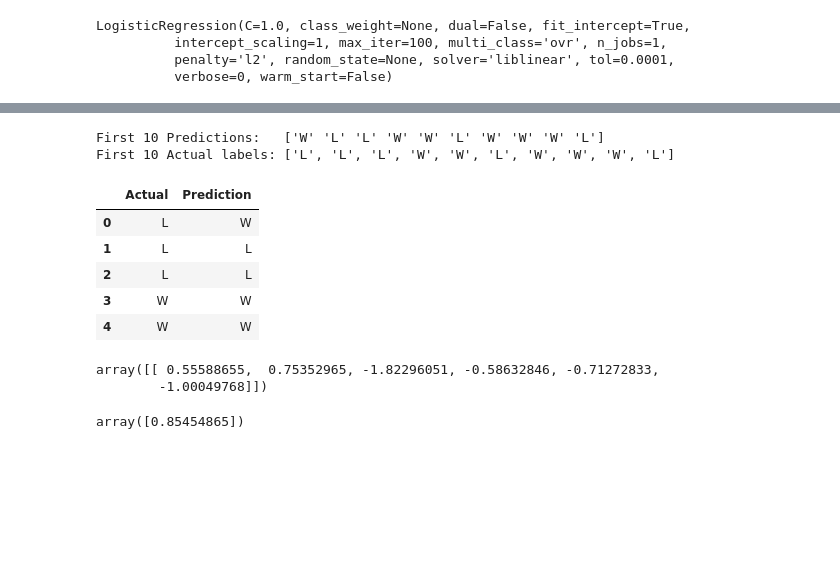
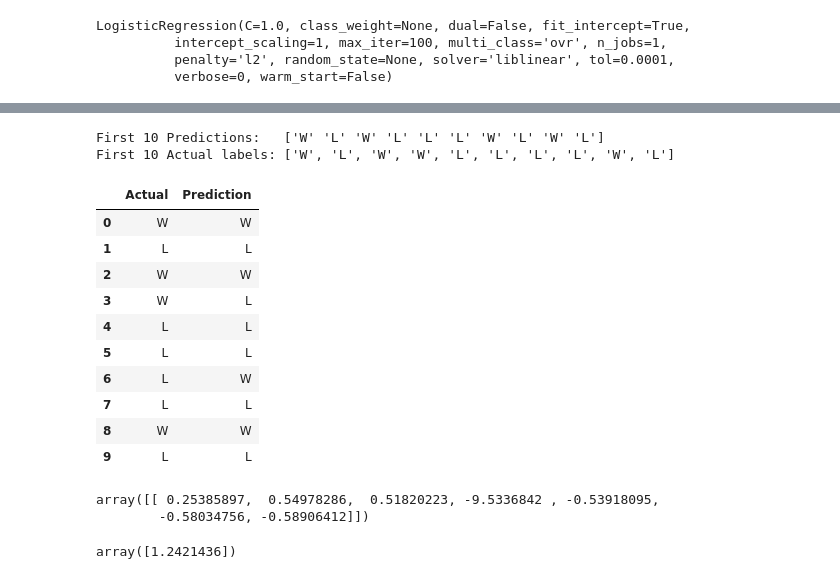
Before and after one commit to Roachns/Football_Forecasters, a Jupyter notebook: Notebooks/log_regression.ipynb, the cells around one changed output, grey strips where cells are left out. Saved outputs shown, nothing was run; the diff lists cells and outputs as text; code cells hidden in the pictures; blank space fills up the shorter version.

```diff
--- a/log_reg_test.ipynb
+++ b/Notebooks/log_regression.ipynb
@@ -5,4 +6,4 @@ from sklearn.linear_model import LogisticRegression
 # %%
-data = pd.read_csv('data/log_test_data.csv')
+data = pd.read_csv('Data/efficiency_stats_train.csv')
 data.head()
 # %% [output]
@@ -46,23 +47,30 @@ predictions = classifier.predict(X_test)
 print(f"First 10 Predictions:   {predictions[:10]}")
 print(f"First 10 Actual labels: {y_test[:10].tolist()}")
 # %% [output]
-First 10 Predictions:   ['W' 'L' 'L' 'W' 'W' 'L' 'W' 'W' 'W' 'L']
-First 10 Actual labels: ['L', 'L', 'L', 'W', 'W', 'L', 'W', 'W', 'W', 'L']
+First 10 Predictions:   ['W' 'L' 'W' 'L' 'L' 'L' 'W' 'L' 'W' 'L']
+First 10 Actual labels: ['W', 'L', 'W', 'W', 'L', 'L', 'L', 'L', 'W', 'L']
 # %%
-pd.DataFrame({"Prediction": predictions, "Actual": y_test}).reset_index(drop=True).head()
+pd.DataFrame({"Prediction": predictions, "Actual": y_test}).reset_index(drop=True).head(10)
 # %% [output]
 |  | Actual | Prediction |
-| 0 | L | W |
+| 0 | W | W |
 | 1 | L | L |
-| 2 | L | L |
-| 3 | W | W |
-| 4 | W | W |
+| 2 | W | W |
+| 3 | W | L |
+| 4 | L | L |
+| 5 | L | L |
+| 6 | L | W |
+| 7 | L | L |
+| 8 | W | W |
+| 9 | L | L |
-# %%
-classifier.coef_
-# %% [output]
-array([[ 0.55588655,  0.75352965, -1.82296051, -0.58632846, -0.71272833,
-        -1.00049768]])
-# %%
-classifier.intercept_
-# %% [output]
-array([0.85454865])
+# %%
+#Efficiency Coefficients
+classifier.coef_
+# %% [output]
+array([[ 0.25385897,  0.54978286,  0.51820223, -9.5336842 , -0.53918095,
+        -0.58034756, -0.58906412]])
+# %%
+#Efficiency Constant
+classifier.intercept_
+# %% [output]
+array([1.2421436])
```
Also changed, not shown: parts of 6 cells of this notebook, 13 other files.
